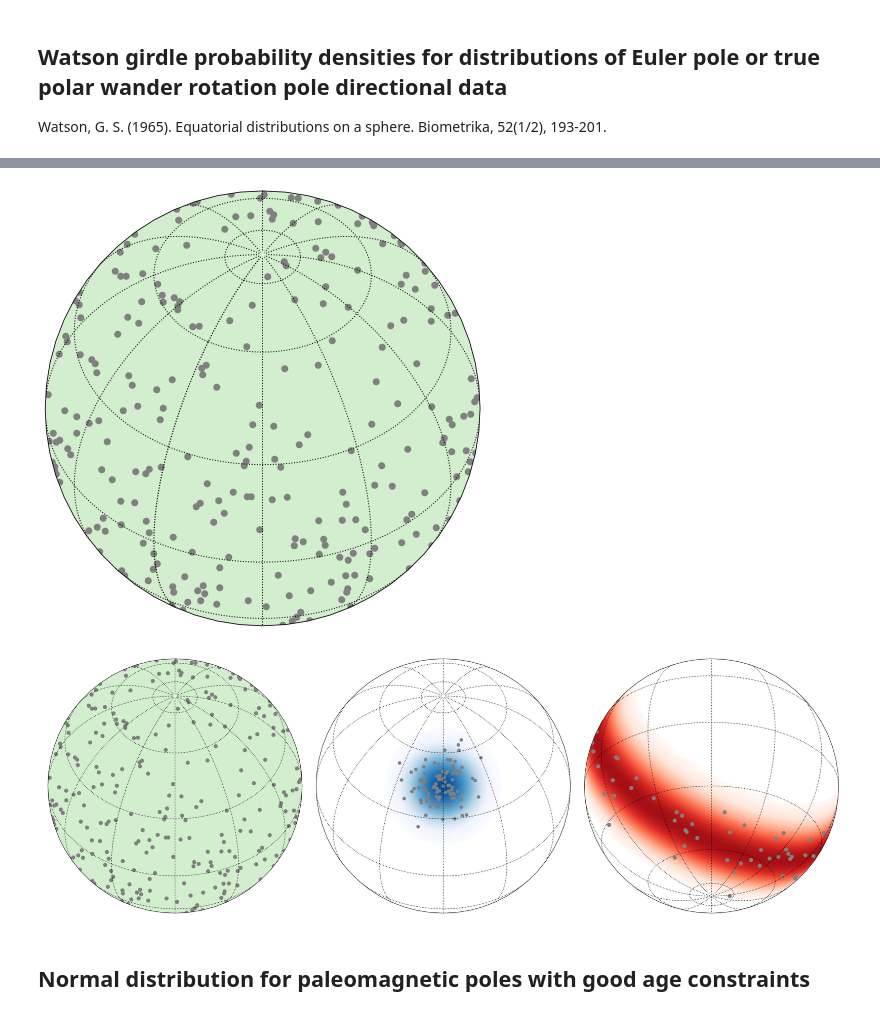
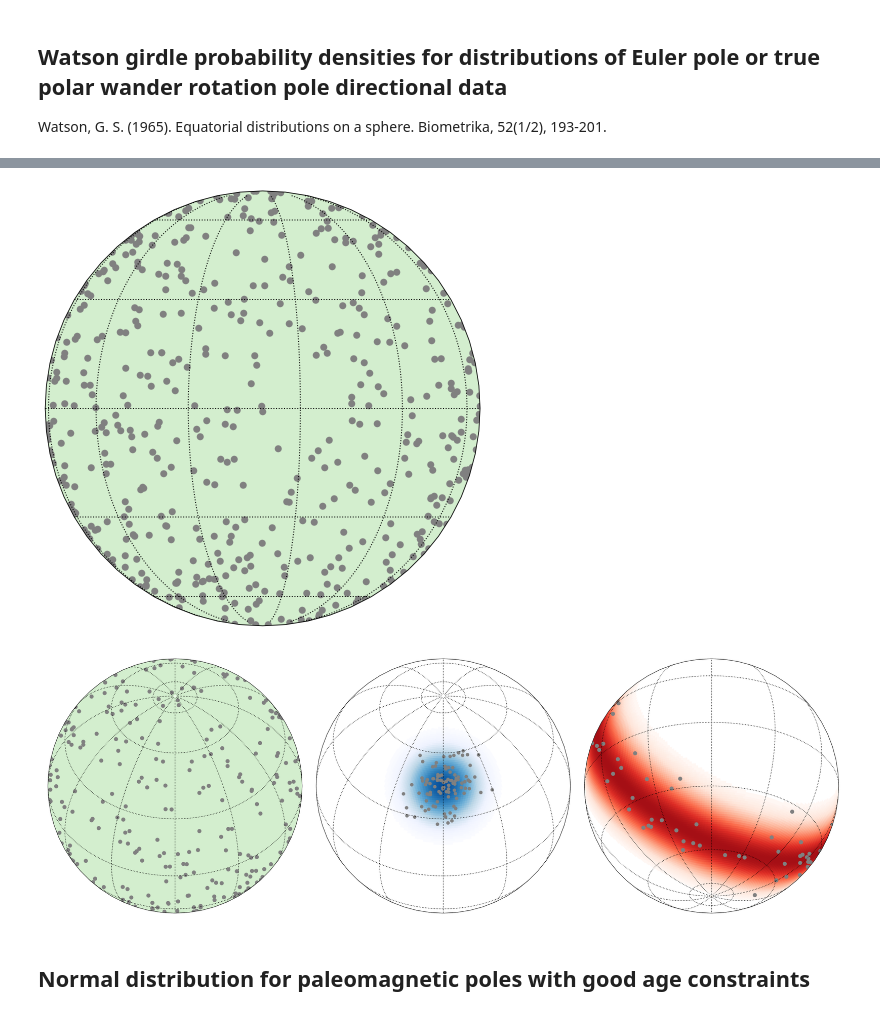
Before and after one commit to Swanson-Hysell-Group/Bayesian_PEP_inversion, a Jupyter notebook: PEP_distributions.ipynb, the cells around one changed output, grey strips where cells are left out. Cells and saved outputs as stored; diff of their text form; code cells hidden in the pictures.

Commit message:
update notebook and figures

```diff
--- a/PEP_distributions.ipynb
+++ b/PEP_distributions.ipynb
@@ -160,36 +135,36 @@ with pm.Model() as model:
 # %%
 with pm.Model() as model:
     lon = 30.
     lat = 0.
-    k = 0.
+    k = -.01
     # either fisherian or watson girdle distribution can work for uniform spherical distribution
-    vmf1 = pep.VMF('U1', lon_lat = [lon, lat], k = k, testval = np.array([1., 0.]), shape = 2)
+    vmf1 = pep.Watson_Girdle('U1', lon_lat = [lon, lat], k = k, testval = np.array([1., 0.]), shape = 2)
 #     vmf2 = pep.Watson_Girdle('U2', lon_lat = [lon, lat], k = k, testval = np.array([1., 0.]), shape = 2)
 
-    data1 = np.array([vmf1.random() for i in range(500)])
+    data1 = np.array([vmf1.random() for i in range(1000)])
 #     data2 = np.array([vmf2.random() for i in range(1000)])
 
     phi1 = data1[:,0]
     theta1 = data1[:,1]
 #     phi2 = data2[:,0]
 #     theta2 = data2[:,1]
 #     for i, this_lat in enumerate(reg_lat):
 #         for j, this_lon in enumerate(reg_lon):
 #             uniform_vals[i,j] = np.exp(girdle_logp([lon, lat], k, [this_lon,this_lat]))
 
 
-    ax = ipmag.make_orthographic_map(lon-180, lat+45)
+    ax = ipmag.make_orthographic_map(lon+20)
     c = ax.pcolormesh(mesh_lon, mesh_lat, uniform_vals,  transform=ccrs.PlateCarree(), cmap=cmap_green, vmin=-0.1, vmax=1.0, rasterized=True)
     ax.scatter(phi1, theta1,  color = 'grey', marker = 'o', edgecolor='grey', alpha = 1, transform=ccrs.PlateCarree() )
 
 
 #     ax.scatter(phi2, theta2,  color = 'r', marker = 's', edgecolor='r', alpha = 0.2, transform=ccrs.PlateCarree() )
 
 #     ipmag.plot_vgp(ax, lon, lat)
-    plt.savefig('code_output/example_Sphere_uniform_distribution.png',bbox_inches='tight', dpi=300)
+#     plt.savefig('code_output/example_Sphere_uniform_distribution.png',bbox_inches='tight', dpi=300)
     plt.show()
 # %% [output]
-[figure, old version]
+[figure, new version]
 # %%
 example_uniform = mpimg.imread('code_output/example_Sphere_uniform_distribution.png');
 example_fisher = mpimg.imread('code_output/example_fisher_distribution.png');
@@ -214,11 +189,11 @@ for ax, im in zip(grid, [example_uniform,
 
 plt.subplots_adjust(wspace=-5, hspace=-5)
 
-plt.savefig('code_output/example_direction_distributions.png',dpi=300)
+# plt.savefig('code_output/example_direction_distributions.png',dpi=300, bbox_inches='tight')
 
 plt.show()
 # %% [output]
-[figure, old version]
+[figure, new version]
 # %% [markdown]
 ## Normal distribution for paleomagnetic poles with good age constraints
 # %%
```
Also changed, not shown: parts of 7 cells of this notebook, 8 other files.
